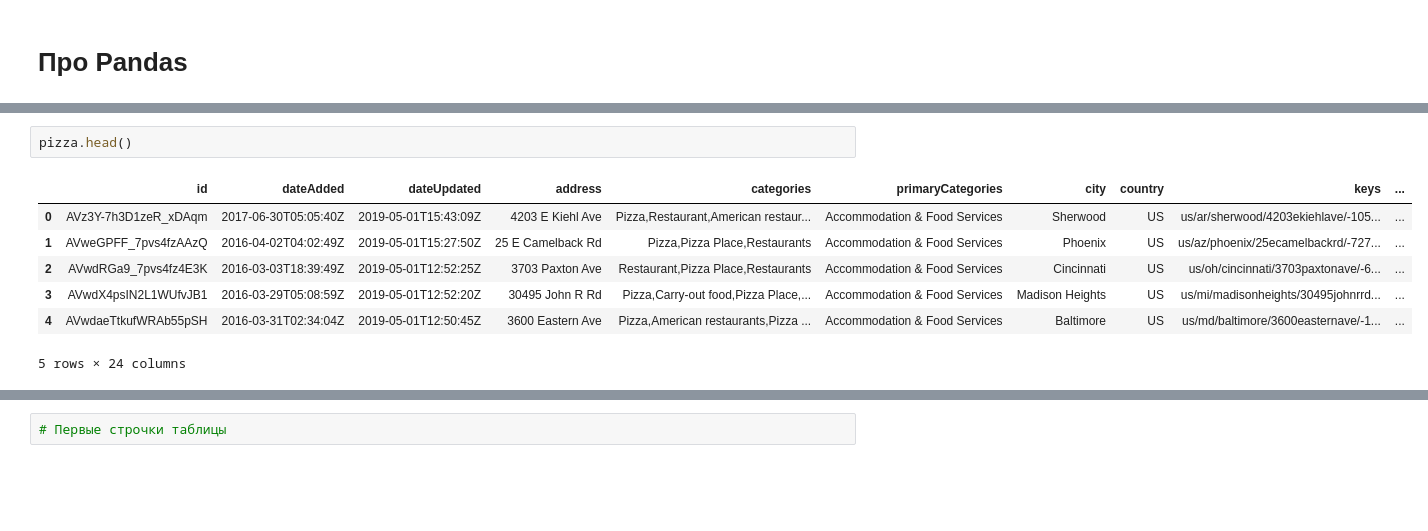
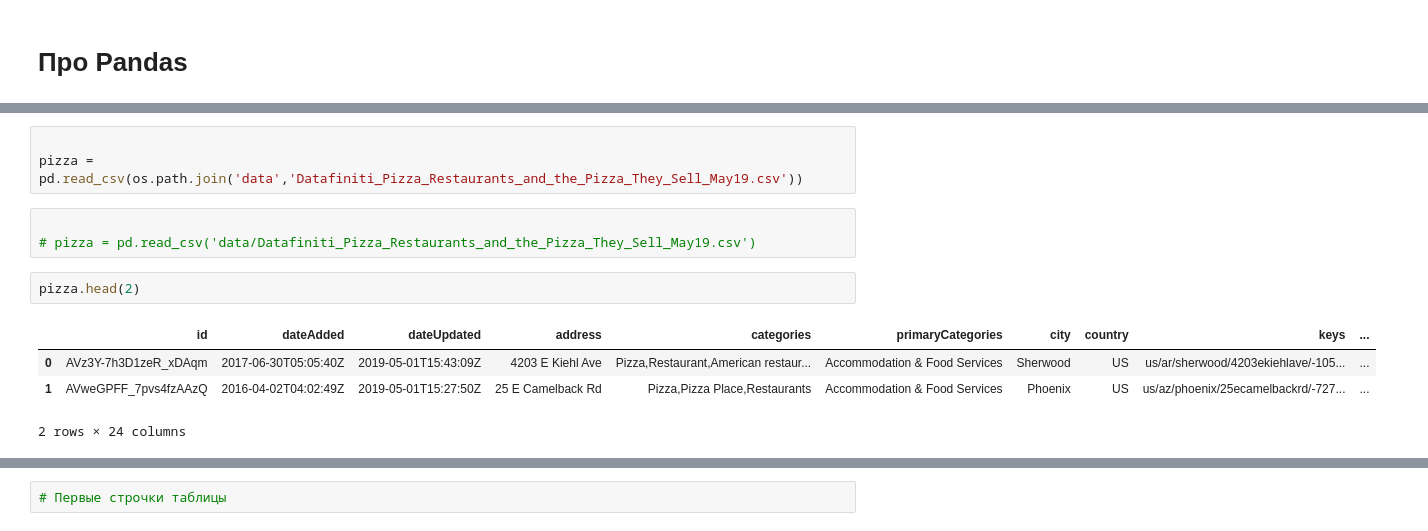
Before and after one commit to ulialiau22/python-for-data-analytics, a Jupyter notebook: Lesson2/pandas_pizza.ipynb, the cells around one changed output, grey strips where cells are left out. Drawn from its saved outputs; the diff is of its cells as text; blank space fills up the shorter version.

```diff
--- a/Lesson2/pandas_pizza.ipynb
+++ b/Lesson2/pandas_pizza.ipynb
@@ -9,10 +43,13 @@ pizza = pd.read_csv(os.path.join('data','Datafiniti_Pizza_Restaurants_and_the_Pi
+# %%
+
+pizza = pd.read_csv(os.path.join('data','Datafiniti_Pizza_Restaurants_and_the_Pizza_They_Sell_May19.csv'))
+# %%
+
+# pizza = pd.read_csv('data/Datafiniti_Pizza_Restaurants_and_the_Pizza_They_Sell_May19.csv')
 # %%
-pizza.head()
+pizza.head(2)
 # %% [output]
 |  | id | dateAdded | dateUpdated | address | categories | primaryCategories | city | country | keys | ... |
 | 0 | AVz3Y-7h3D1zeR_xDAqm | 2017-06-30T05:05:40Z | 2019-05-01T15:43:09Z | 4203 E Kiehl Ave | Pizza,Restaurant,American restaur... | Accommodation & Food Services | Sherwood | US | us/ar/sherwood/4203ekiehlave/-105... | ... |
 | 1 | AVweGPFF_7pvs4fzAAzQ | 2016-04-02T04:02:49Z | 2019-05-01T15:27:50Z | 25 E Camelback Rd | Pizza,Pizza Place,Restaurants | Accommodation & Food Services | Phoenix | US | us/az/phoenix/25ecamelbackrd/-727... | ... |
-| 2 | AVwdRGa9_7pvs4fz4E3K | 2016-03-03T18:39:49Z | 2019-05-01T12:52:25Z | 3703 Paxton Ave | Restaurant,Pizza Place,Restaurants | Accommodation & Food Services | Cincinnati | US | us/oh/cincinnati/3703paxtonave/-6... | ... |
-| 3 | AVwdX4psIN2L1WUfvJB1 | 2016-03-29T05:08:59Z | 2019-05-01T12:52:20Z | 30495 John R Rd | Pizza,Carry-out food,Pizza Place,... | Accommodation & Food Services | Madison Heights | US | us/mi/madisonheights/30495johnrrd... | ... |
-| 4 | AVwdaeTtkufWRAb55pSH | 2016-03-31T02:34:04Z | 2019-05-01T12:50:45Z | 3600 Eastern Ave | Pizza,American restaurants,Pizza ... | Accommodation & Food Services | Baltimore | US | us/md/baltimore/3600easternave/-1... | ... |
-5 rows × 24 columns
+2 rows × 24 columns
```
Also changed, not shown: parts of 59 cells of this notebook, 5 other files.
